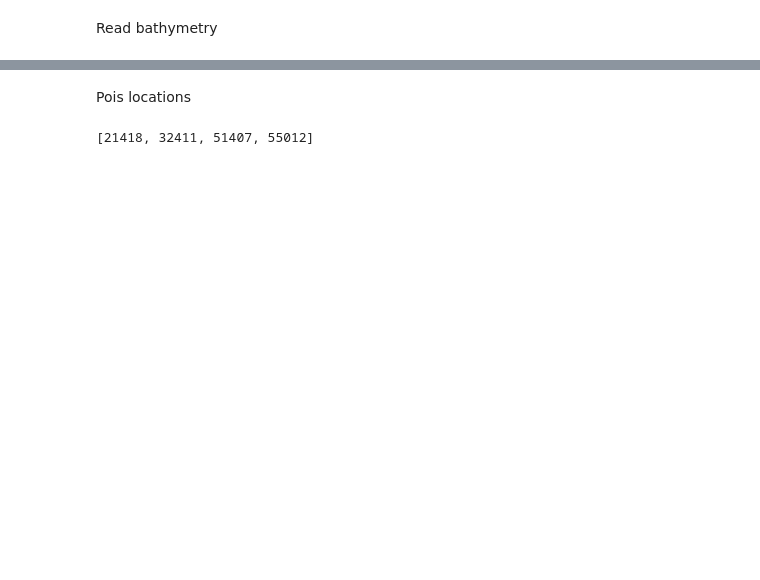
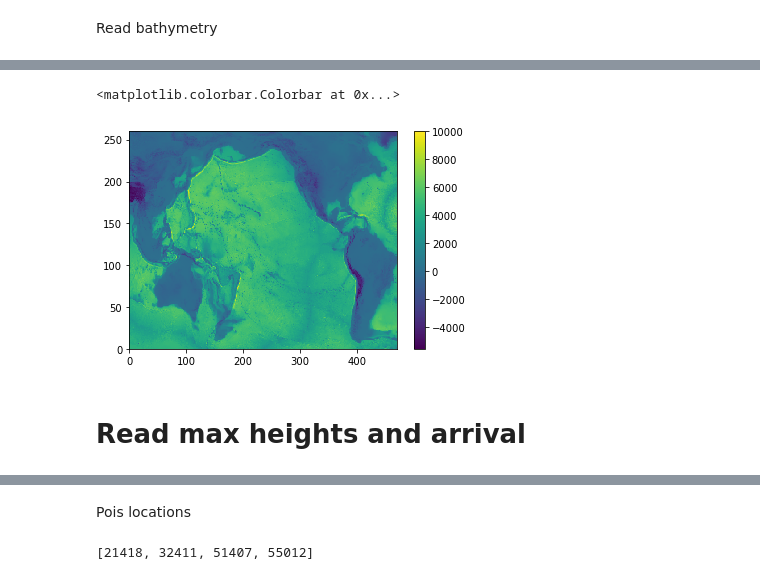
Before and after one commit to jgalazm/comp-geo-paper-figures, a Jupyter notebook: 03_biobio2010/comparison/finalPlots.ipynb, the cells around one changed output, grey strips where cells are left out. Drawn from its saved outputs; the diff is of its cells as text; code cells hidden in the pictures; blank space fills up the shorter version.

```diff
--- a/03_biobio2010/comparison/finalPlots.ipynb
+++ b/03_biobio2010/comparison/finalPlots.ipynb
@@ -40,2 +32,4 @@ x, y = np.meshgrid(x, y)
+# %%
+ds = 30
 # %% [markdown]
 Read bathymetry
@@ -58,0 +72,8 @@ hmax_masked = np.ma.masked_where(bathymetry<10,hmax[:,:-1])
+# %%
+plt.pcolormesh(bathymetry)
+plt.colorbar()
+# %% [output]
+<matplotlib.colorbar.Colorbar at 0x...>
+[figure, added]
+# %% [markdown]
+# Read max heights and arrival
```
Also changed, not shown: parts of 33 cells of this notebook.
